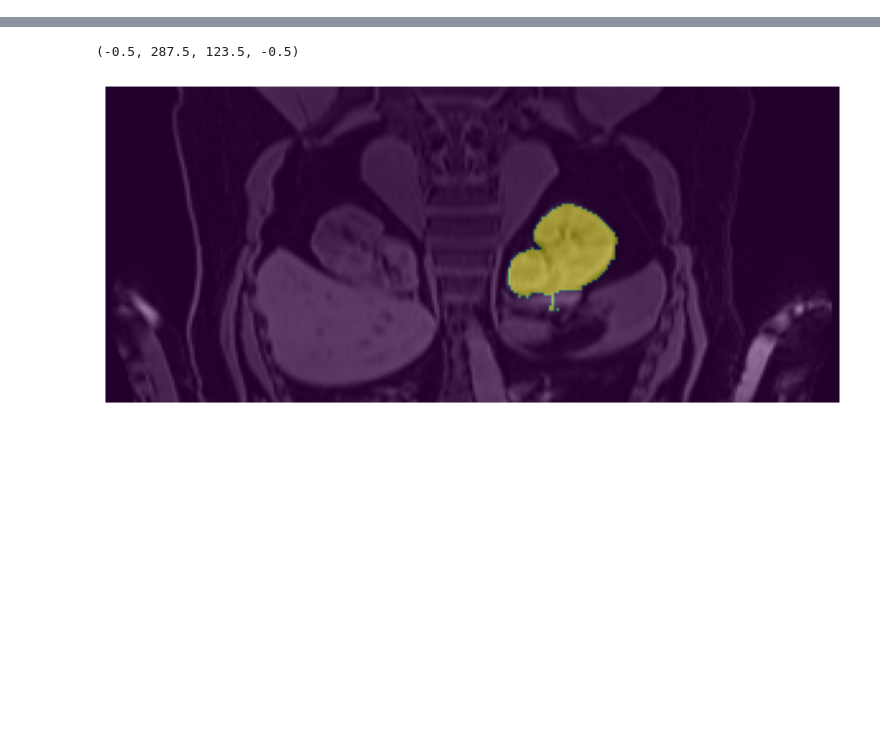
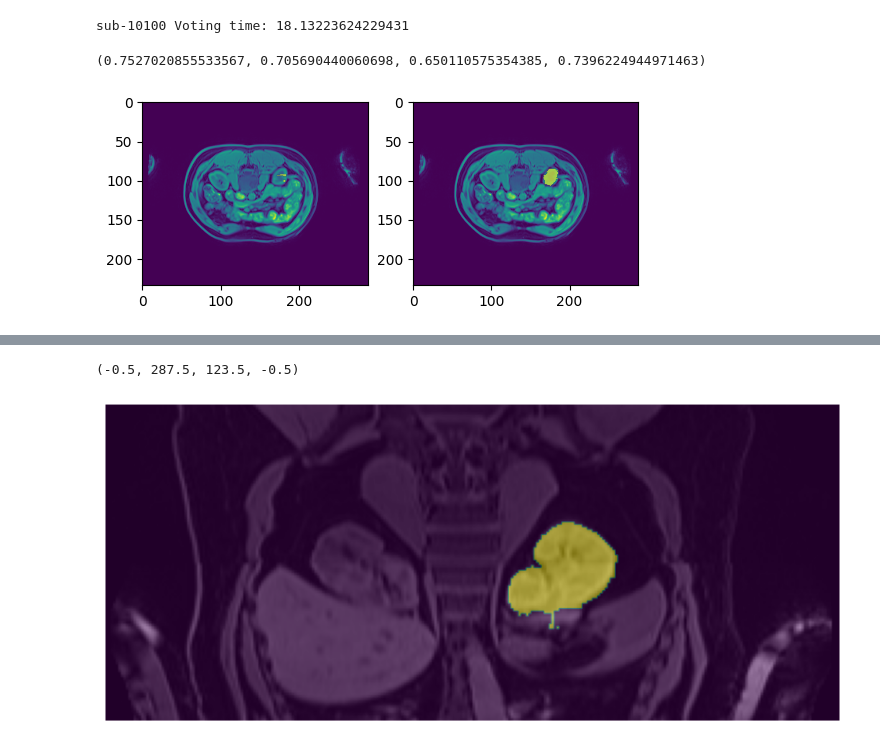
Before and after one commit to yexincheng/ALMRI, a Jupyter notebook: paper_plot.ipynb, the cells around one changed output, grey strips where cells are left out. Saved outputs shown, nothing was run; the diff lists cells and outputs as text; code cells hidden in the pictures; blank space fills up the shorter version.

```diff
--- a/paper_plot.ipynb
+++ b/paper_plot.ipynb
@@ -40,4 +33,0 @@ original_gtarray = np.uint8(original_gtarray==1)
-# %%
-fig, ax = plt.subplots(1, 1, figsize=(10, 5))
-ax.imshow(original_imgarray[:,88,:], cmap='gray') # 66, 88, 180
-ax.axis('off')
@@ -47,6 +33,0 @@ ax.axis('off')
-# %%
-fig, ax = plt.subplots(1, 1, figsize=(10, 5))
-index = 88
-ax.imshow(original_imgarray[:,index,:], cmap='gray')
-ax.imshow(original_gtarray[:,index,:], alpha=0.5)
-ax.axis('off')
@@ -67,14 +45,15 @@ import numpy as np
 import os
 task = 'MRI_LeftKidney_3views_label'
 num_samples = 40
-bseed = 2020
+bseed = 2024
 sseed = 2024
-checkpoint = 'checkpoints/SAM/sam_vit_b_01ec64.pth'
+sam_checkpoint = 'checkpoints/SAM/sam_vit_b_01ec64.pth'
+medsam_checkpoint = 'checkpoints/MedSAM/medsam_vit_b.pth'
 mask_vote = True
 pred_vote = True
 mode = 'test'
 
-bbox_model = pickle.load(open(f'checkpoints/bbox_regression/{task}_{num_samples}samples_seed{sseed}.pkl', 'rb'))
+bbox_model = pickle.load(open('checkpoints/medsam_norm_bbox_regression/MRI_LeftKidney_3views_label_40samples_seed2024.pkl','rb'))
 
 device = torch.device('cuda' if torch.cuda.is_available() else 'cpu')
 
@@ -82,14 +61,14 @@ with open(f'datasets/RAINE_organ_51/MRI_LeftKidney/{mode}/sub_index.json', 'r')
     sub_index = json.load(f)
 id_set = sorted([k.split('.')[0] for k in sub_index.keys()])
 
-sam_model = sam_model_registry['vit_b'](checkpoint=checkpoint).to(device)
+sam_model = sam_model_registry['vit_b'](checkpoint=medsam_checkpoint).to(device)
 sam_model.eval()
 
 dices_final = []
 dices_axial = []
 dices_sagittal = []
 dices_coronal = []
-i = 10
+i = 0
 id = id_set[i]
 # print(id)
 original_img = sitk.ReadImage(f'datasets/RAINE_organ_51/trainingset_51/{id}.FatImaging_W.nii.gz')
@@ -97,45 +76,47 @@ original_imgarray = sitk.GetArrayFromImage(original_img)
 original_gtarray = sitk.GetArrayFromImage(sitk.ReadImage(f'datasets/RAINE_organ_51/trainingset_51/labels/final/{id}.FatImaging_W.nii.gz'))
 original_gtarray = np.uint8(original_gtarray==1)
 original_shape = original_gtarray.shape
-
+views = ['medsam_MRI_LeftKidney_axial_norm_all', 'medsam_MRI_LeftKidney_sagittal_norm_all', 'medsam_MRI_LeftKidney_coronal_norm_all']
+image_size = 256
+bbox_shift = 20
 if mask_vote:
-    if os.path.exists(os.path.join('datasets/vote_mask_preds_all/', f'{id}_3views_{num_samples}samples_seed{sseed}.npy')):
-        vote_mask_preds = np.load(os.path.join('datasets/vote_mask_preds_all/', f'{id}_3views_{num_samples}samples_seed{sseed}.npy'))
-    else:
-        vote_mask_preds = upsampled_vote(bbox_model, i, mode, original_shape, mask_vote)
-        np.save(os.path.join('datasets/vote_mask_preds_all/', f'{id}_3views_{num_samples}samples_seed{sseed}.npy'), vote_mask_preds)
+    # if os.path.exists(os.path.join('datasets/vote_mask_preds_nature_medsam_all/', f'{id}_3views_{num_samples}samples_seed{sseed}.npy')):
+    #     vote_mask_preds = np.load(os.path.join('datasets/vote_mask_preds_nature_medsam_all/', f'{id}_3views_{num_samples}samples_seed{sseed}.npy'))
+    # else:
+    vote_mask_preds = upsampled_vote(bbox_model, i, mode, views, original_shape, mask_vote)
+        # np.save(os.path.join('datasets/vote_mask_preds_nature_medsam_all/', f'{id}_3views_{num_samples}samples_seed{sseed}.npy'), vote_mask_preds)
 
     # clean mask from axial view to remove the right kidney
     for slice in vote_mask_preds:
         index = slice.shape[1] //2
         slice[:,0:index] = 0
 
-    preds_axial, bboxes_axial, imgs_axial, gts_axial = bbox_vote_infer(vote_mask_preds, 'MRI_LeftKidney_axial_all',mode, i, sam_model, device,bseed)
+    preds_axial, bboxes_axial, imgs_axial, gts_axial = bbox_vote_infer(vote_mask_preds, views[0],mode, i, sam_model, device,bseed,image_size,bbox_shift)
     dice_axial = compute_dice_coefficient(gts_axial, preds_axial)
     dices_axial.append(dice_axial)
 
-    preds_sagittal, bboxes_sagittal, imgs_sagittal, gts_sagittal = bbox_vote_infer(vote_mask_preds, 'MRI_LeftKidney_sagittal_all',mode, i, sam_model, device,bseed)
+    preds_sagittal, bboxes_sagittal, imgs_sagittal, gts_sagittal = bbox_vote_infer(vote_mask_preds, views[1],mode, i, sam_model, device,bseed,image_size, bbox_shift)
     dice_sagittal = compute_dice_coefficient(gts_sagittal, preds_sagittal)
     dices_sagittal.append(dice_sagittal)
 
-    preds_coronal, bboxes_coronal, imgs_coronal, gts_coronal = bbox_vote_infer(vote_mask_preds, 'MRI_LeftKidney_coronal_all',mode, i, sam_model, device,bseed)
+    preds_coronal, bboxes_coronal, imgs_coronal, gts_coronal = bbox_vote_infer(vote_mask_preds, views[2],mode, i, sam_model, device,bseed,image_size,bbox_shift)
     dice_coronal = compute_dice_coefficient(gts_coronal, preds_coronal)
     dices_coronal.append(dice_coronal)
 else:
-    mask_preds_axial_ori, mask_preds_sagittal_ori, mask_preds_coronal_ori = upsampled_vote(bbox_model, i,mode, original_shape,mask_vote)
-    preds_axial, bboxes_axial, imgs_axial, gts_axial = bbox_vote_infer(mask_preds_axial_ori, 'MRI_LeftKidney_axial',mode, i, sam_model, device,bseed)
+    mask_preds_axial_ori, mask_preds_sagittal_ori, mask_preds_coronal_ori = upsampled_vote(bbox_model, i,mode, views, original_shape,mask_vote)
+    preds_axial, bboxes_axial, imgs_axial, gts_axial = bbox_vote_infer(mask_preds_axial_ori, views[0],mode, i, sam_model, device,bseed,image_size,bbox_shift)
     dice_axial = compute_dice_coefficient(gts_axial, preds_axial)
     dices_axial.append(dice_axial)
 
-    preds_sagittal, bboxes_sagittal, imgs_sagittal, gts_sagittal = bbox_vote_infer(mask_preds_sagittal_ori, 'MRI_LeftKidney_sagittal',mode, i, sam_model, device,bseed)
+    preds_sagittal, bboxes_sagittal, imgs_sagittal, gts_sagittal = bbox_vote_infer(mask_preds_sagittal_ori, views[1],mode, i, sam_model, device,bseed,image_size,bbox_shift)
     dice_sagittal = compute_dice_coefficient(gts_sagittal, preds_sagittal)
     dices_sagittal.append(dice_sagittal)
 
-    preds_coronal, bboxes_coronal, imgs_coronal, gts_coronal = bbox_vote_infer(mask_preds_coronal_ori, 'MRI_LeftKidney_coronal',mode, i, sam_model, device, bseed)
+    preds_coronal, bboxes_coronal, imgs_coronal, gts_coronal = bbox_vote_infer(mask_preds_coronal_ori, views[2],mode, i, sam_model, device, bseed,image_size,bbox_shift)
     dice_coronal = compute_dice_coefficient(gts_coronal, preds_coronal)
     dices_coronal.append(dice_coronal)
 
-pred_axial_ori, pred_sagittal_ori, pred_coronal_ori = resize2origin(preds_axial, preds_sagittal, preds_coronal, original_shape,mode, id)
+pred_axial_ori, pred_sagittal_ori, pred_coronal_ori = resize2origin(preds_axial, preds_sagittal, preds_coronal, views, original_shape,mode, id)
 if pred_vote:
     pred_final = majority_voting(pred_axial_ori, pred_sagittal_ori, pred_coronal_ori)
     dice_final = compute_dice_coefficient(original_gtarray, pred_final)
@@ -145,3 +126,31 @@ if pred_vote:
 # np.save(os.path.join(output_dir, f'{mode}_vote_upsampled_axial_emb_bseed{bseed}_sample{num_samples}_sseed{sseed}.npy'), dices_axial)
 # np.save(os.path.join(output_dir, f'{mode}_vote_upsampled_sagittal_emb_bseed{bseed}_sample{num_samples}_sseed{sseed}.npy'), dices_sagittal)
 # np.save(os.path.join(output_dir, f'{mode}_vote_upsampled_coronal_emb_bseed{bseed}_sample{num_samples}_sseed{sseed}.npy'), dices_coronal)
+# %% [output]
+sub-10100 Voting time: 18.13223624229431
+# %%
+dice_final, dice_axial, dice_sagittal, dice_coronal
+# %% [output]
+(0.7527020855533567, 0.705690440060698, 0.650110575354385, 0.7396224944971463)
+# %%
+def show_mask(mask, ax, random_color=False):
+    if random_color:
+        color = np.concatenate([np.random.random(3), np.array([0.6])], axis=0)
+    else:
+        color = np.array([251 / 255, 252 / 255, 30 / 255, 0.6])
+    h, w = mask.shape[-2:]
+    mask_image = mask.reshape(h, w, 1) * color.reshape(1, 1, -1)
+    ax.imshow(mask_image)
+# %%
+from utils import show_box
+fig,ax = plt.subplots(1,2)
+i = 66
+ax[0].imshow(original_imgarray[i])
+show_mask(vote_mask_preds[i], ax[0])
+# ax[0].imshow(vote_mask_preds[i],alpha=0.5)
+# show_box(bboxes_axial[i], ax[0])
+ax[1].imshow(original_imgarray[i])
+show_mask(original_gtarray[i], ax[1])
+# ax[1].imshow(original_gtarray[i],alpha=0.5)
+# %% [output]
+[figure, added]
```
Also changed, not shown: parts of 18 cells of this notebook.
